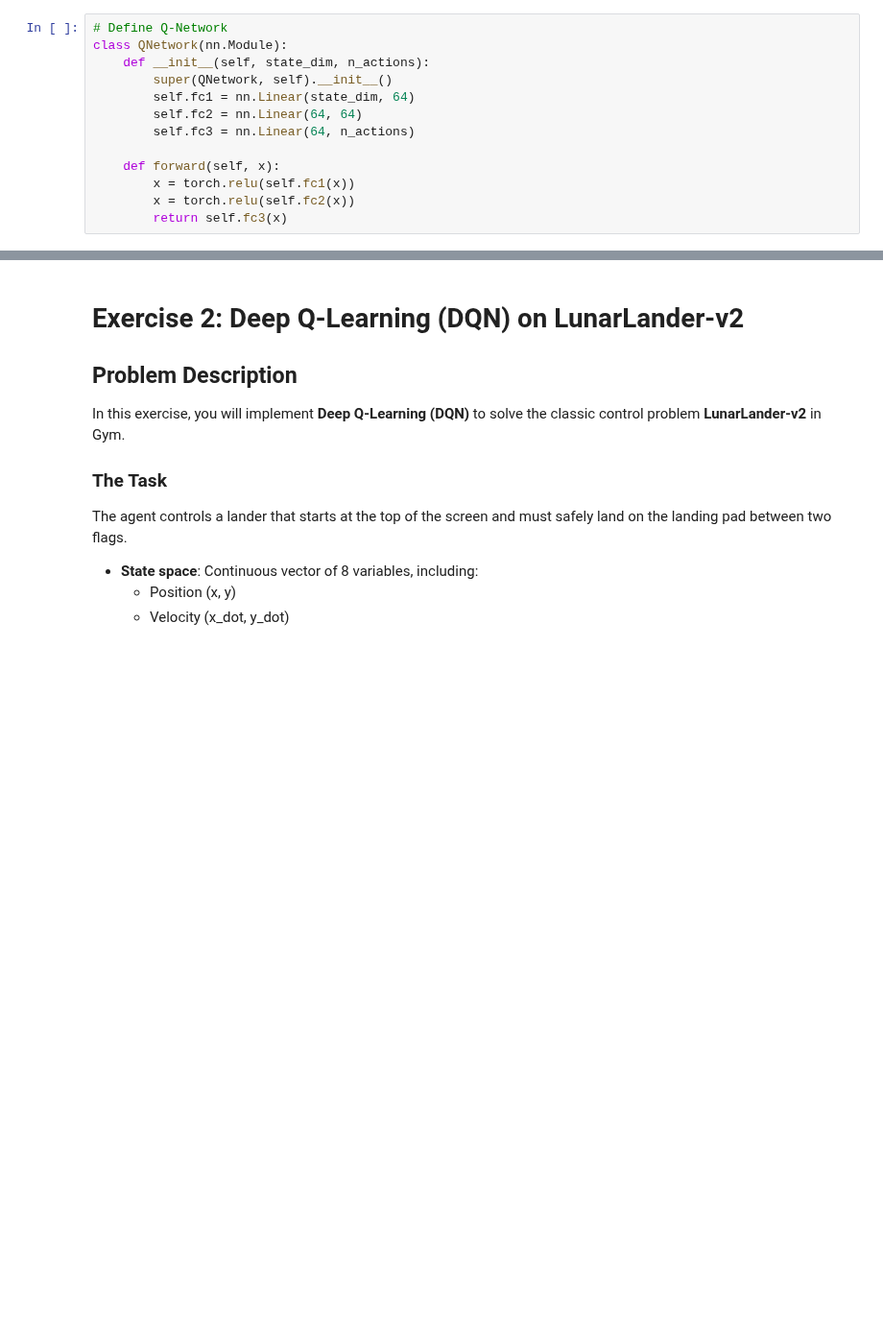
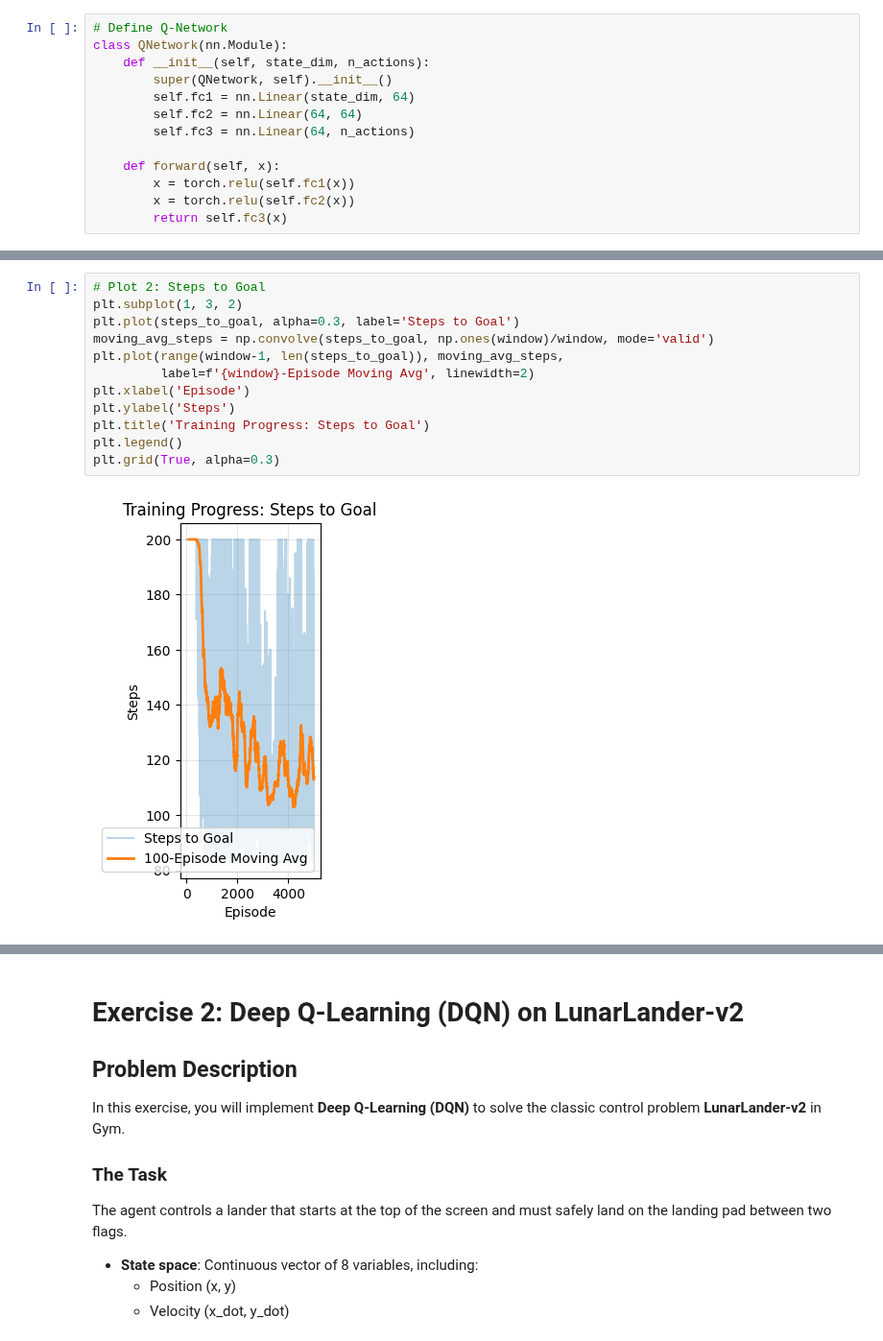
Before and after one commit to ddcreating/RL_code, a Jupyter notebook: lab6_nonlinear.ipynb, the cells around one changed output, grey strips where cells are left out. Shown at 96% size. Drawn from its saved outputs; the diff is of its cells as text; blank space fills up the shorter version.

```diff
--- a/lab6_nonlinear.ipynb
+++ b/lab6_nonlinear.ipynb
@@ -192,0 +318,14 @@ for episode in range(num_episodes):
+# %%
+# Plot 2: Steps to Goal
+plt.subplot(1, 3, 2)
+plt.plot(steps_to_goal, alpha=0.3, label='Steps to Goal')
+moving_avg_steps = np.convolve(steps_to_goal, np.ones(window)/window, mode='valid')
+plt.plot(range(window-1, len(steps_to_goal)), moving_avg_steps,
+         label=f'{window}-Episode Moving Avg', linewidth=2)
+plt.xlabel('Episode')
+plt.ylabel('Steps')
+plt.title('Training Progress: Steps to Goal')
+plt.legend()
+plt.grid(True, alpha=0.3)
+# %% [output]
+[figure, added]
```
Also changed, not shown: parts of 14 cells of this notebook.
